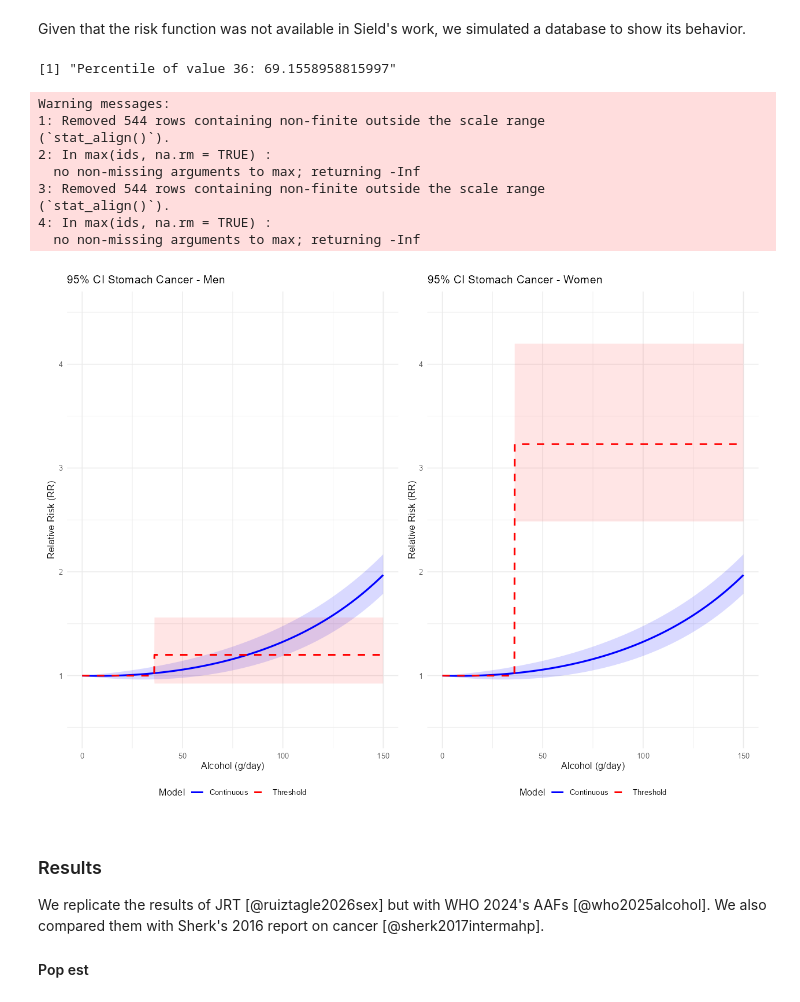
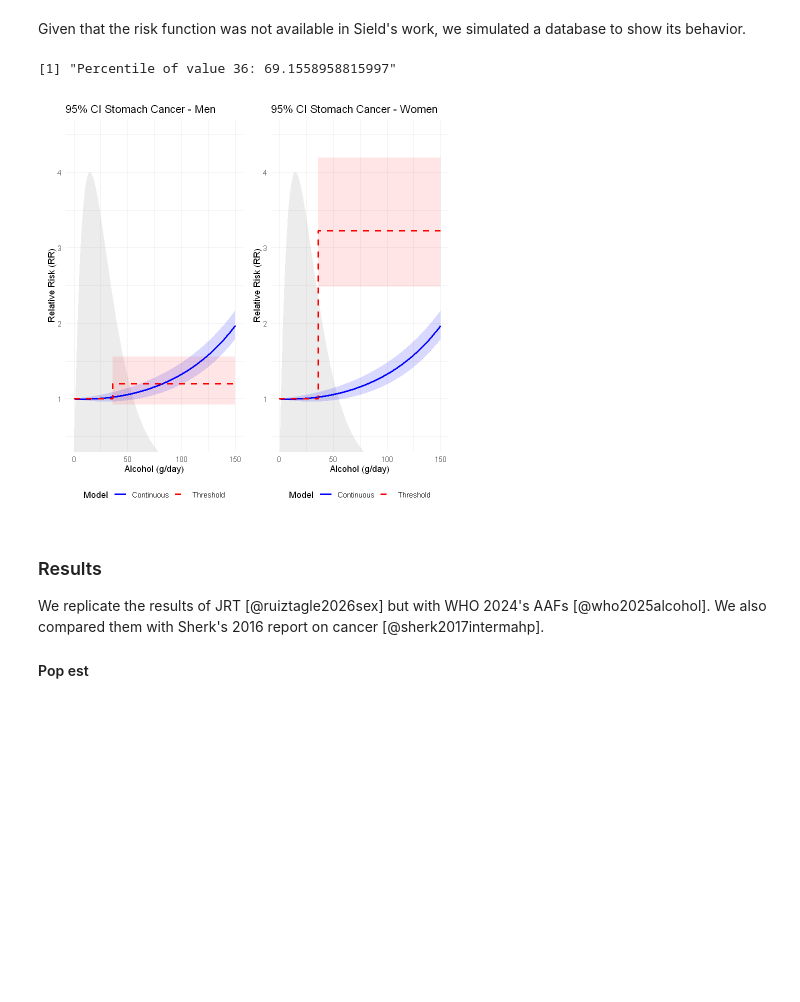
Before and after one commit to ACC1240138/micsim, a Jupyter notebook: __andres_control/expand_pif.ipynb, the cells around one changed output. Drawn from its saved outputs; the diff is of its cells as text; code cells hidden in the pictures; blank space fills up the shorter version.

```diff
--- a/__andres_control/expand_pif.ipynb
+++ b/__andres_control/expand_pif.ipynb
@@ -3316,45 +3470,38 @@ df$rr_step_f  <- ifelse(df$x < 36, 1, 3.23)
 df$step_f_low  <- ifelse(df$x < 36, 1, exp(log(3.23) - 1.96 * se_step))
 df$step_f_high <- ifelse(df$x < 36, 1, exp(log(3.23) + 1.96 * se_step))
 # 6. PLOT - MEN
 plot_male <- ggplot2::ggplot(df, ggplot2::aes(x = x)) +
   ggplot2::geom_area(ggplot2::aes(y = scaled_density), fill = "gray70", alpha = 0.25) +
   # Confidence bands (Ribbons)
   ggplot2::geom_ribbon(ggplot2::aes(ymin = poly_low, ymax = poly_high), fill = "blue", alpha = 0.15) +
   ggplot2::geom_ribbon(ggplot2::aes(ymin = step_m_low, ymax = step_m_high), fill = "red", alpha = 0.1) +
   # Model lines
   ggplot2::geom_line(ggplot2::aes(y = rr_poly, color = "Continuous"), linewidth = 1) +
   ggplot2::geom_line(ggplot2::aes(y = rr_step_m, color = "Threshold"), linetype = "dashed", linewidth = 1) +
   ggplot2::scale_color_manual(values = c("Continuous" = "blue", "Threshold" = "red")) +
-  ggplot2::scale_y_continuous(limits = c(0.5, 4.5), name = "Relative Risk (RR)") +
+  ggplot2::scale_y_continuous(name = "Relative Risk (RR)") +
+  ggplot2::coord_cartesian(ylim = c(0.5, 4.5)) +  # clip, do not drop the density rows
   ggplot2::labs(title = "95% CI Stomach Cancer - Men", x = "Alcohol (g/day)", color = "Model") +
   ggplot2::theme_minimal() + ggplot2::theme(legend.position = "bottom")
 # 7. PLOT - WOMEN
 plot_female <- ggplot2::ggplot(df, ggplot2::aes(x = x)) +
   ggplot2::geom_area(ggplot2::aes(y = scaled_density), fill = "gray70", alpha = 0.25) +
   # Confidence bands (Ribbons)
   ggplot2::geom_ribbon(ggplot2::aes(ymin = poly_low, ymax = poly_high), fill = "blue", alpha = 0.15) +
   ggplot2::geom_ribbon(ggplot2::aes(ymin = step_f_low, ymax = step_f_high), fill = "red", alpha = 0.1) +
   # Model lines
   ggplot2::geom_line(ggplot2::aes(y = rr_poly, color = "Continuous"), linewidth = 1) +
   ggplot2::geom_line(ggplot2::aes(y = rr_step_f, color = "Threshold"), linetype = "dashed", linewidth = 1) +
   ggplot2::scale_color_manual(values = c("Continuous" = "blue", "Threshold" = "red")) +
-  ggplot2::scale_y_continuous(limits = c(0.5, 4.5), name = "Relative Risk (RR)") +
+  ggplot2::scale_y_continuous(name = "Relative Risk (RR)") +
+  ggplot2::coord_cartesian(ylim = c(0.5, 4.5)) +  # clip, do not drop the density rows
   ggplot2::labs(title = "95% CI Stomach Cancer - Women", x = "Alcohol (g/day)", color = "Model") +
   ggplot2::theme_minimal() + ggplot2::theme(legend.position = "bottom")
 # Display both plots together using patchwork without calling library()
 patchwork::wrap_plots(plot_male, plot_female)
 # %% [output]
 [1] "Percentile of value 36: 69.1558958815997"
-Warning messages:
-1: Removed 544 rows containing non-finite outside the scale range
-(`stat_align()`).
-2: In max(ids, na.rm = TRUE) :
-  no non-missing arguments to max; returning -Inf
-3: Removed 544 rows containing non-finite outside the scale range
-(`stat_align()`).
-4: In max(ids, na.rm = TRUE) :
-  no non-missing arguments to max; returning -Inf
-[figure, old version]
+[figure, new version]
 # %% [markdown]
 ### Results
 
```
Also changed, not shown: parts of 27 cells of this notebook, 1 other file.
